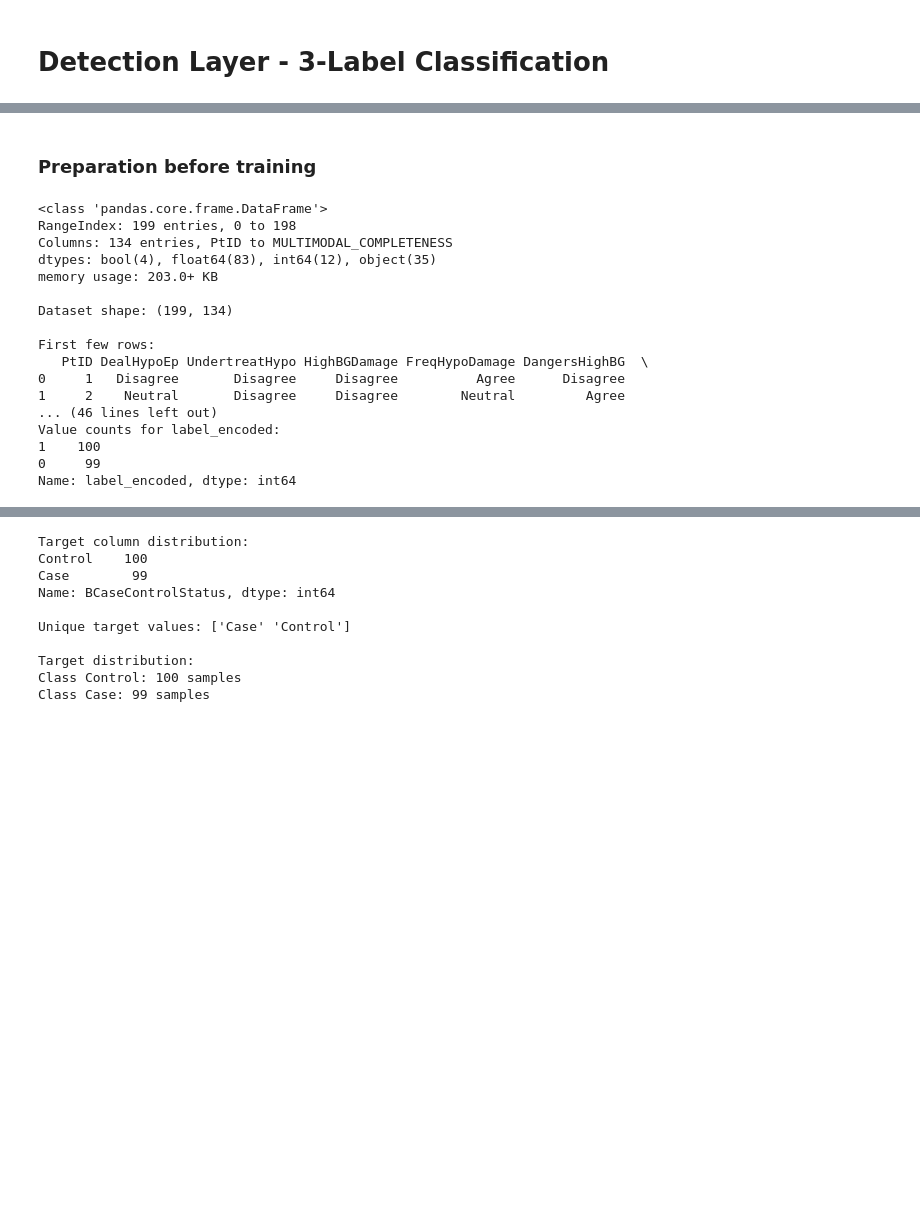
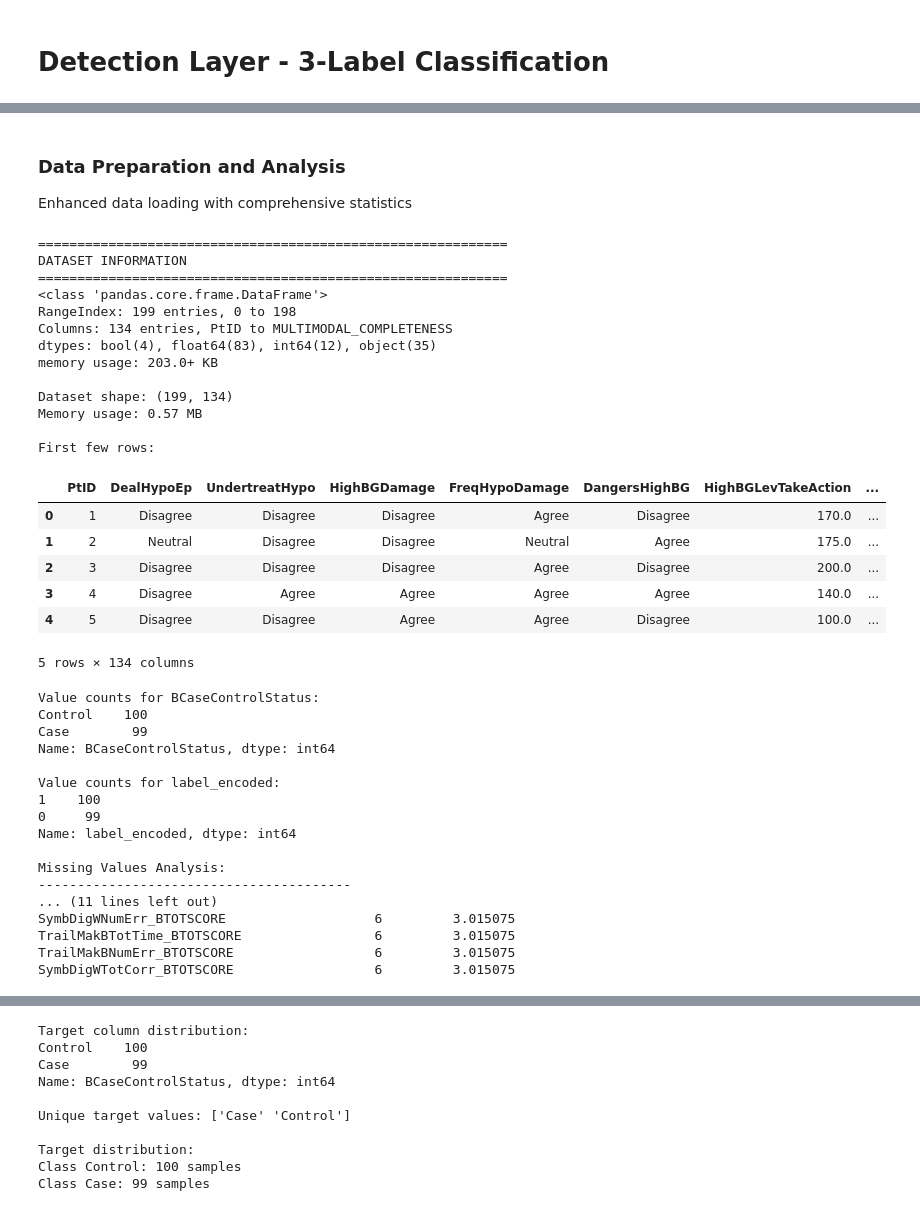
Before and after one commit to InfoLab-SKKU/Explainable-Ensemble-Hypoglycemia, a Jupyter notebook: code/detectionLayer.ipynb, the cells around one changed output, grey strips where cells are left out. Drawn from its saved outputs; the diff is of its cells as text; code cells hidden in the pictures; blank space fills up the shorter version.

```diff
--- a/code/detectionLayer.ipynb
+++ b/code/detectionLayer.ipynb
@@ -91,38 +115,80 @@ Requirement already satisfied: threadpoolctl>=2.0.0 in /home/researchsrv1/anacon
-# %% [markdown]
-### Preparation before training
+# %% [markdown]
+### Data Preparation and Analysis
+Enhanced data loading with comprehensive statistics
 # %%
-# Call Dataset
+# Enhanced dataset loading with comprehensive analysis
 pd.set_option('display.max_rows', 10)
 initial_df = pd.read_csv('./3labelv4Classification.csv')
+
+print("="*60)
+print("DATASET INFORMATION")
+print("="*60)
 initial_df.info()
-print("\nDataset shape:", initial_df.shape)
+print(f"\nDataset shape: {initial_df.shape}")
+print(f"Memory usage: {initial_df.memory_usage(deep=True).sum() / 1024**2:.2f} MB")
+
 print("\nFirst few rows:")
-print(initial_df.head())
+display(initial_df.head())
 
-# Check what appears to be the target column based on the CSV structure
+# Enhanced target analysis
 target_candidates = ['BCaseControlStatus', 'label_encoded']
 for col in target_candidates:
     if col in initial_df.columns:
         print(f"\nValue counts for {col}:")
         print(initial_df[col].value_counts())
+
+# Missing values analysis
+print(f"\nMissing Values Analysis:")
+print("-" * 40)
+missing_info = initial_df.isnull().sum()
+missing_percent = (missing_info / len(initial_df)) * 100
+missing_df = pd.DataFrame({
+    'Missing_Count': missing_info,
+    'Missing_Percent': missing_percent
+}).sort_values('Missing_Percent', ascending=False)
+
+print(f"Columns with missing values: {(missing_info > 0).sum()}")
+print(f"Total missing values: {missing_info.sum()}")
+print("\nTop 10 columns with most missing values:")
+print(missing_df.head(10))
 # %% [output]
+============================================================
+DATASET INFORMATION
+============================================================
 <class 'pandas.core.frame.DataFrame'>
 RangeIndex: 199 entries, 0 to 198
 Columns: 134 entries, PtID to MULTIMODAL_COMPLETENESS
 dtypes: bool(4), float64(83), int64(12), object(35)
 memory usage: 203.0+ KB
 
 Dataset shape: (199, 134)
+Memory usage: 0.57 MB
 
 First few rows:
-   PtID DealHypoEp UndertreatHypo HighBGDamage FreqHypoDamage DangersHighBG  \
-0     1   Disagree       Disagree     Disagree          Agree      Disagree
-1     2    Neutral       Disagree     Disagree        Neutral         Agree
-... (46 lines left out)
-Value counts for label_encoded:
-1    100
-0     99
-Name: label_encoded, dtype: int64
+|  | PtID | DealHypoEp | UndertreatHypo | HighBGDamage | FreqHypoDamage | DangersHighBG | HighBGLevTakeAction | ... |
+| 0 | 1 | Disagree | Disagree | Disagree | Agree | Disagree | 170.0 | ... |
+| 1 | 2 | Neutral | Disagree | Disagree | Neutral | Agree | 175.0 | ... |
+| 2 | 3 | Disagree | Disagree | Disagree | Agree | Disagree | 200.0 | ... |
+| 3 | 4 | Disagree | Agree | Agree | Agree | Agree | 140.0 | ... |
+| 4 | 5 | Disagree | Disagree | Agree | Agree | Disagree | 100.0 | ... |
+5 rows × 134 columns
+Value counts for BCaseControlStatus:
+Control    100
+Case        99
+Name: BCaseControlStatus, dtype: int64
+
+Value counts for label_encoded:
+1    100
+0     99
+Name: label_encoded, dtype: int64
+
+Missing Values Analysis:
+----------------------------------------
+... (11 lines left out)
+SymbDigWNumErr_BTOTSCORE                   6         3.015075
+TrailMakBTotTime_BTOTSCORE                 6         3.015075
+TrailMakBNumErr_BTOTSCORE                  6         3.015075
+SymbDigWTotCorr_BTOTSCORE                  6         3.015075
 # %%
 # Identify the target column - let's assume it's BCaseControlStatus based on the data structure
 TARGET_COLUMN = 'BCaseControlStatus'  # Update this if your target is different
```
Also changed, not shown: parts of 47 cells of this notebook, 18 other files.
